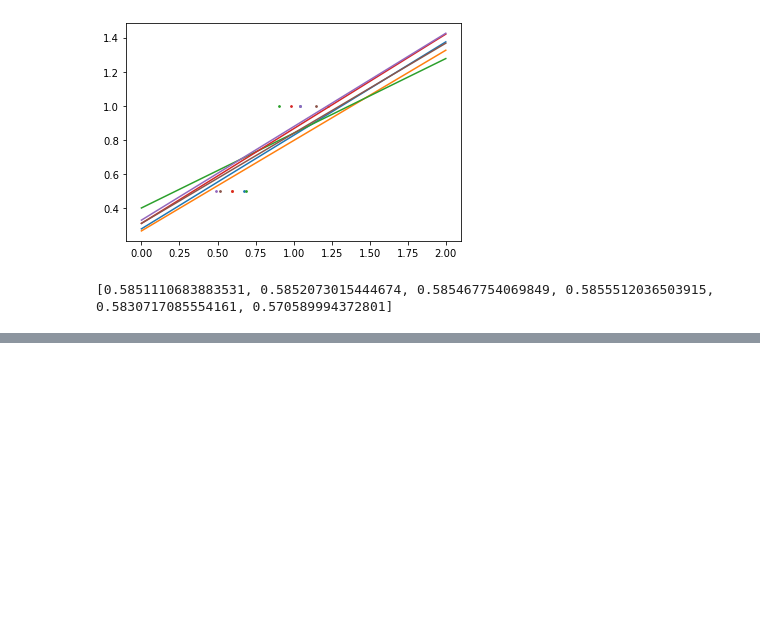
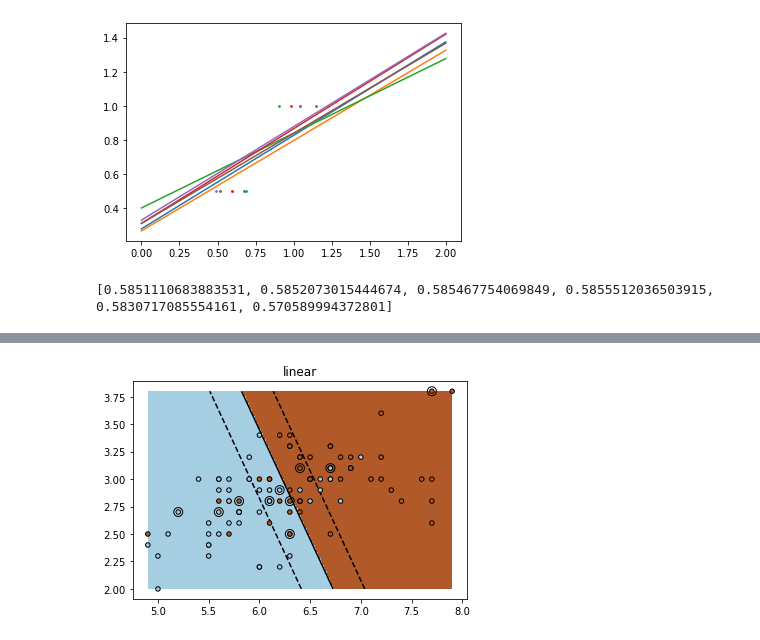
Before and after one commit to hnryjmes/scikit-learn, a Jupyter notebook: tutorial-02-stat-learning.ipynb, the cells around one changed output, grey strips where cells are left out. Cells and saved outputs as stored; diff of their text form; code cells hidden in the pictures; blank space fills up the shorter version.

Commit message:
Update tutorial 02

```diff
--- a/tutorial-02-stat-learning.ipynb
+++ b/tutorial-02-stat-learning.ipynb
@@ -140,0 +169,5 @@ print([regr.set_params(alpha=alpha)
+# %%
+from sklearn import datasets, neighbors, linear_model
+
+X_digits, y_digits = datasets.load_digits(return_X_y=True)
+X_digits = X_digits / X_digits.max()
@@ -140,0 +246,7 @@ print([regr.set_params(alpha=alpha)
+# %%
+iris = datasets.load_iris()
+X = iris.data
+y = iris.target
+
+X = X[y != 0, :2]
+y = y[y != 0]
@@ -140,0 +264,69 @@ print([regr.set_params(alpha=alpha)
+# %%
+"""
+================================
+SVM Exercise
+================================
+
+A tutorial exercise for using different SVM kernels.
+
+This exercise is used in the :ref:`using_kernels_tut` part of the
+:ref:`supervised_learning_tut` section of the :ref:`stat_learn_tut_index`.
+"""
+print(__doc__)
+
+
+import numpy as np
+import matplotlib.pyplot as plt
+from sklearn import datasets, svm
+
+iris = datasets.load_iris()
+X = iris.data
+y = iris.target
+
+X = X[y != 0, :2]
+y = y[y != 0]
+
+n_sample = len(X)
+
+np.random.seed(0)
+order = np.random.permutation(n_sample)
+X = X[order]
+y = y[order].astype(float)
+
+X_train = X[:int(.9 * n_sample)]
+y_train = y[:int(.9 * n_sample)]
+X_test = X[int(.9 * n_sample):]
+y_test = y[int(.9 * n_sample):]
+
+# fit the model
+for kernel in ('linear', 'rbf', 'poly'):
+    clf = svm.SVC(kernel=kernel, gamma=10)
+    clf.fit(X_train, y_train)
+
+    plt.figure()
+    plt.clf()
+    plt.scatter(X[:, 0], X[:, 1], c=y, zorder=10, cmap=plt.cm.Paired,
+                edgecolor='k', s=20)
+
+    # Circle out the test data
+    plt.scatter(X_test[:, 0], X_test[:, 1], s=80, facecolors='none',
+                zorder=10, edgecolor='k')
+
+    plt.axis('tight')
+    x_min = X[:, 0].min()
+    x_max = X[:, 0].max()
+    y_min = X[:, 1].min()
+    y_max = X[:, 1].max()
+
+    XX, YY = np.mgrid[x_min:x_max:200j, y_min:y_max:200j]
+    Z = clf.decision_function(np.c_[XX.ravel(), YY.ravel()])
+
+    # Put the result into a color plot
+    Z = Z.reshape(XX.shape)
+    plt.pcolormesh(XX, YY, Z > 0, cmap=plt.cm.Paired)
+    plt.contour(XX, YY, Z, colors=['k', 'k', 'k'],
+                linestyles=['--', '-', '--'], levels=[-.5, 0, .5])
+
+    plt.title(kernel)
+plt.show()
+# %% [output]
@@ -140,0 +341 @@ print([regr.set_params(alpha=alpha)
+[figure, added]
```
Also changed, not shown: parts of 29 cells of this notebook, 2 other files.
